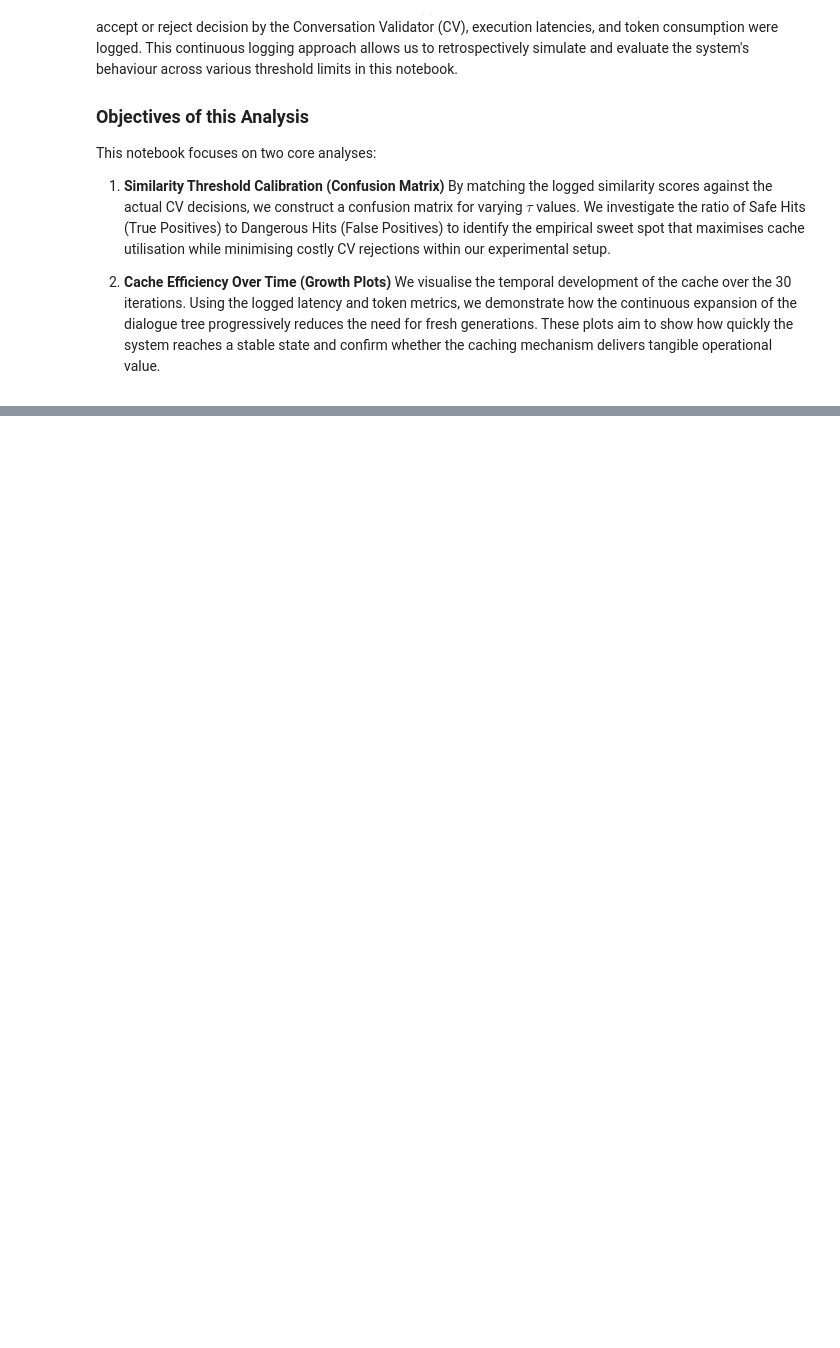
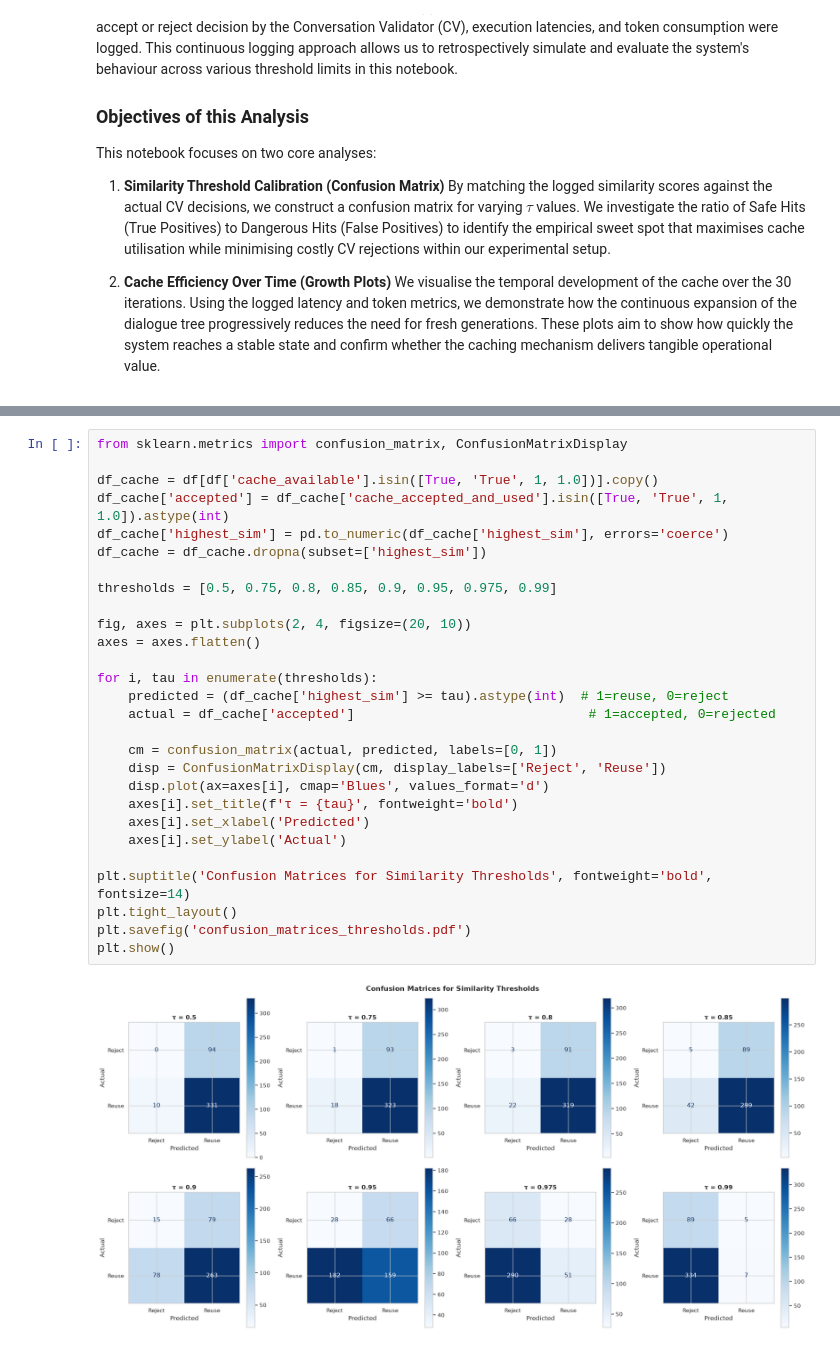
Before and after one commit to Daniel-Innsbruck/masterarbeit, a Jupyter notebook: phase_1_validation/caching_efficiency/cache_efficiency_analysis.ipynb, the cells around one changed output, grey strips where cells are left out. Saved outputs shown, nothing was run; the diff lists cells and outputs as text; blank space fills up the shorter version.

```diff
--- a/phase_1_validation/caching_efficiency/cache_efficiency_analysis.ipynb
+++ b/phase_1_validation/caching_efficiency/cache_efficiency_analysis.ipynb
@@ -130,0 +217,30 @@ Passing `palette` without assigning `hue` is deprecated and will be removed in v
+# %%
+from sklearn.metrics import confusion_matrix, ConfusionMatrixDisplay
+
+df_cache = df[df['cache_available'].isin([True, 'True', 1, 1.0])].copy()
+df_cache['accepted'] = df_cache['cache_accepted_and_used'].isin([True, 'True', 1, 1.0]).astype(int)
+df_cache['highest_sim'] = pd.to_numeric(df_cache['highest_sim'], errors='coerce')
+df_cache = df_cache.dropna(subset=['highest_sim'])
+
+thresholds = [0.5, 0.75, 0.8, 0.85, 0.9, 0.95, 0.975, 0.99]
+
+fig, axes = plt.subplots(2, 4, figsize=(20, 10))
+axes = axes.flatten()
+
+for i, tau in enumerate(thresholds):
+    predicted = (df_cache['highest_sim'] >= tau).astype(int)  # 1=reuse, 0=reject
+    actual = df_cache['accepted']                              # 1=accepted, 0=rejected
+
+    cm = confusion_matrix(actual, predicted, labels=[0, 1])
+    disp = ConfusionMatrixDisplay(cm, display_labels=['Reject', 'Reuse'])
+    disp.plot(ax=axes[i], cmap='Blues', values_format='d')
+    axes[i].set_title(f'τ = {tau}', fontweight='bold')
+    axes[i].set_xlabel('Predicted')
+    axes[i].set_ylabel('Actual')
+
+plt.suptitle('Confusion Matrices for Similarity Thresholds', fontweight='bold', fontsize=14)
+plt.tight_layout()
+plt.savefig('confusion_matrices_thresholds.pdf')
+plt.show()
+# %% [output]
+[figure, added]
```
Also changed, not shown: parts of 9 cells of this notebook, 9 other files.
